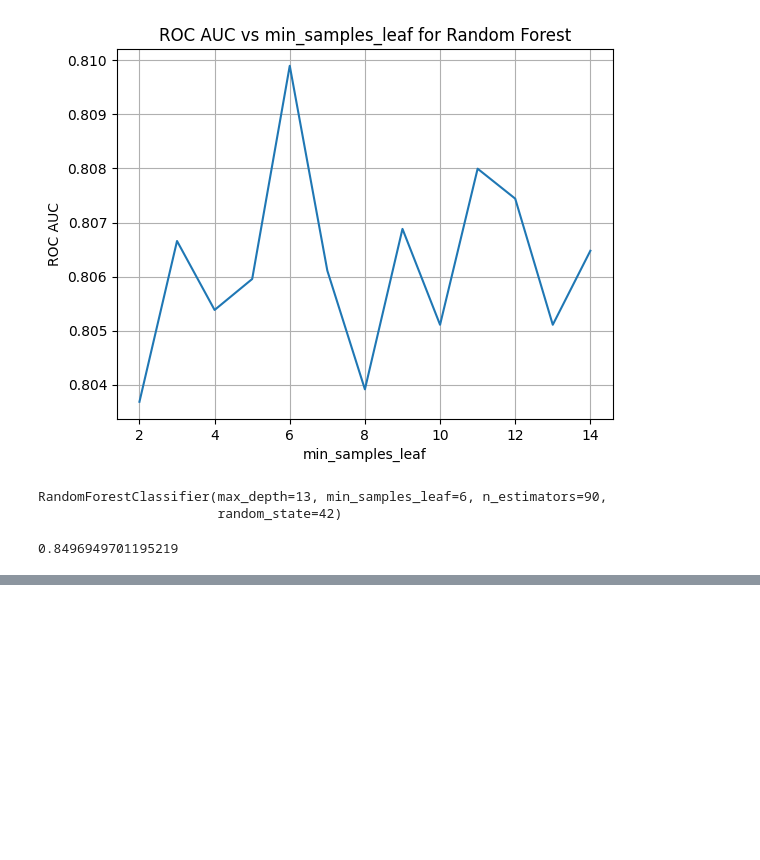
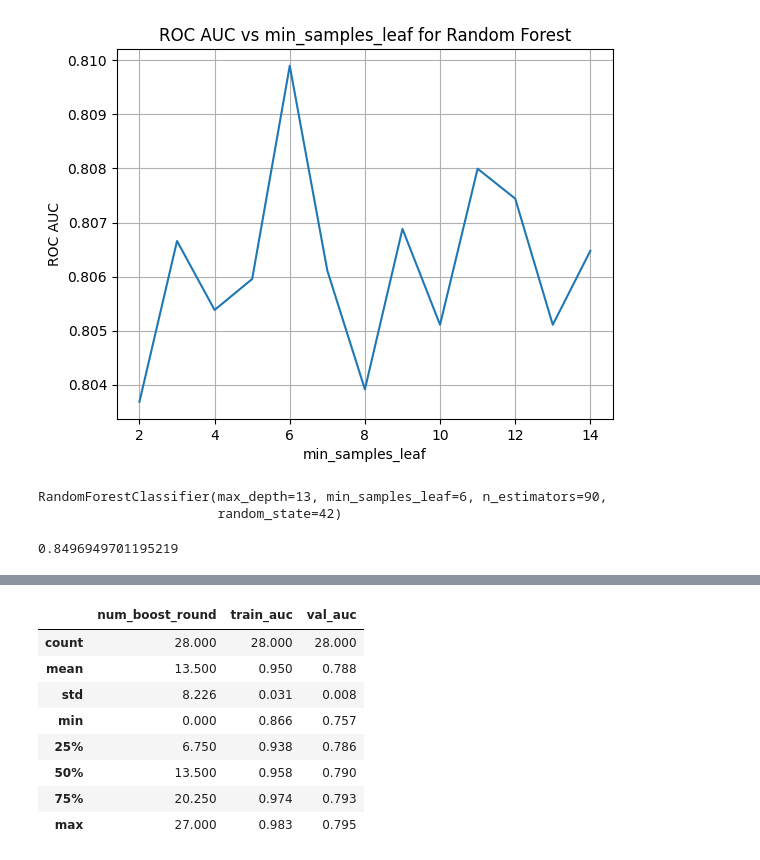
Before and after one commit to BALJAPALLIANSHUL/machine_learning_zoomcamp, a Jupyter notebook: 06-decision trees and ensemble learning/credit_risk_project.ipynb, the cells around one changed output, grey strips where cells are left out. Drawn from its saved outputs; the diff is of its cells as text; code cells hidden in the pictures; blank space fills up the shorter version.

```diff
--- a/06-decision trees and ensemble learning/credit_risk_project.ipynb
+++ b/06-decision trees and ensemble learning/credit_risk_project.ipynb
@@ -526,0 +584,12 @@ roc_auc_score(target_test, y_pred_test)
+# %%
+df_xgb.describe().round(3)
+# %% [output]
+|  | num_boost_round | train_auc | val_auc |
+| count | 28.000 | 28.000 | 28.000 |
+| mean | 13.500 | 0.950 | 0.788 |
+| std | 8.226 | 0.031 | 0.008 |
+| min | 0.000 | 0.866 | 0.757 |
+| 25% | 6.750 | 0.938 | 0.786 |
+| 50% | 13.500 | 0.958 | 0.790 |
+| 75% | 20.250 | 0.974 | 0.793 |
+| max | 27.000 | 0.983 | 0.795 |
```
Also changed, not shown: parts of 11 cells of this notebook.
